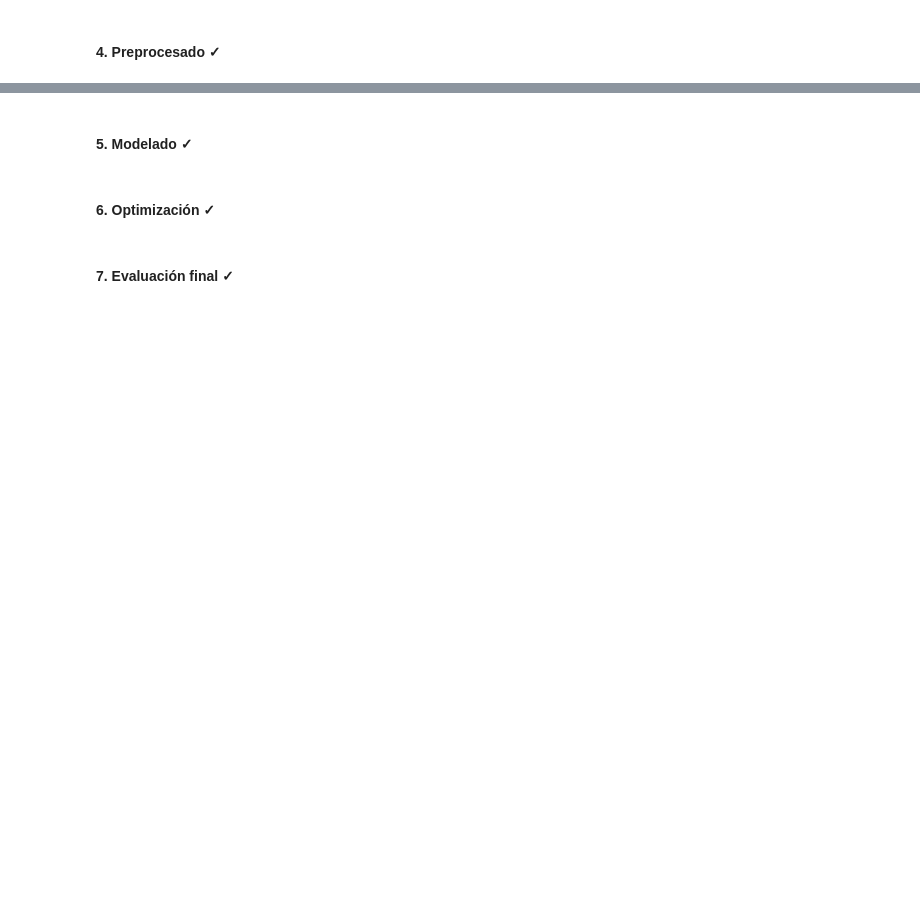
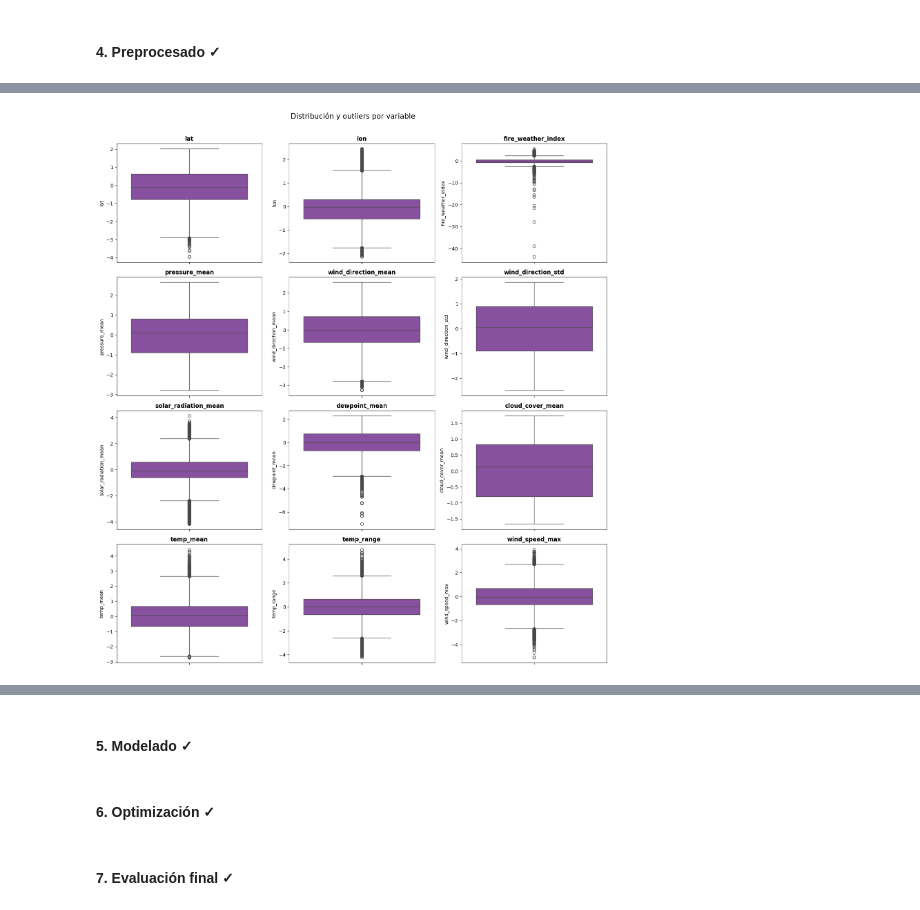
Before and after one commit to sgusmar/ML_wildfAIre, a Jupyter notebook: main_definitive.ipynb, the cells around one changed output, grey strips where cells are left out. Saved outputs shown, nothing was run; the diff lists cells and outputs as text; code cells hidden in the pictures; blank space fills up the shorter version.

```diff
--- a/main_definitive.ipynb
+++ b/main_definitive.ipynb
@@ -179,0 +262,4 @@ Dado que sí contamos con una presencia significativa de outliers, tendremos que
+# %%
+plot_boxplots(X_train_scaled.drop(columns="daynight_N"), color="#8D44AC")
+# %% [output]
+[figure, added]
```
Also changed, not shown: parts of 26 cells of this notebook.
